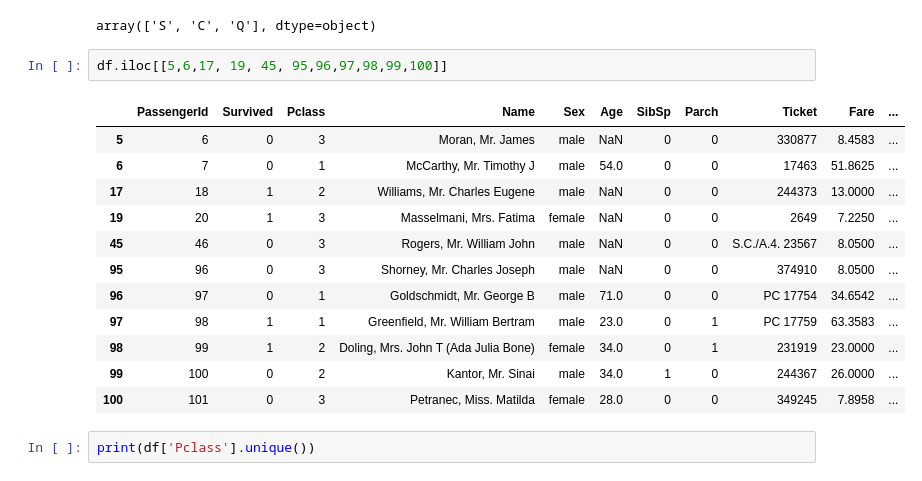
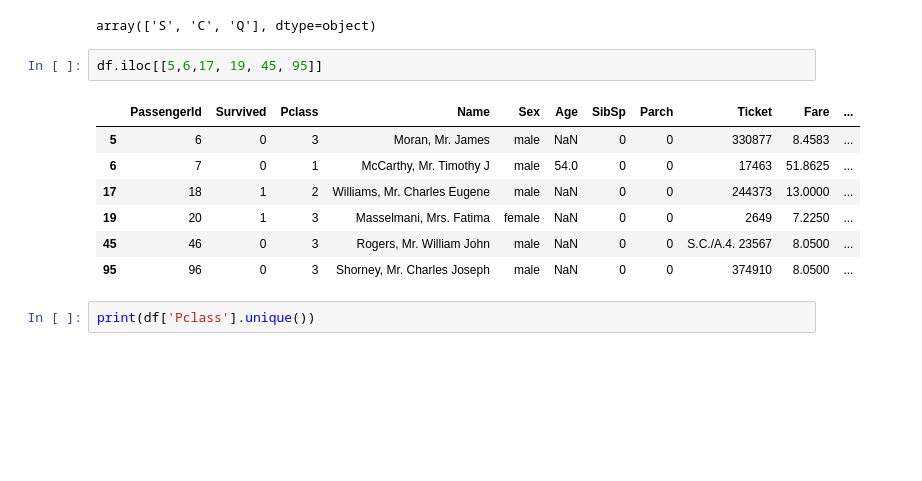
Before and after one commit to AshuutoshVish/Titanic, a Jupyter notebook: Titanic Visuals/Titanicdata.ipynb, the cells around one changed output. Saved outputs shown, nothing was run; the diff lists cells and outputs as text; blank space fills up the shorter version.

```diff
--- a/Titanic Visuals/Titanicdata.ipynb
+++ b/Titanic Visuals/Titanicdata.ipynb
@@ -68,20 +70,15 @@ df['Embarked'].unique()
 # %% [output]
 array(['S', 'C', 'Q'], dtype=object)
 # %%
-df.iloc[[5,6,17, 19, 45, 95,96,97,98,99,100]]
+df.iloc[[5,6,17, 19, 45, 95]]
 # %% [output]
 |  | PassengerId | Survived | Pclass | Name | Sex | Age | SibSp | Parch | Ticket | Fare | ... |
 | 5 | 6 | 0 | 3 | Moran, Mr. James | male | NaN | 0 | 0 | 330877 | 8.4583 | ... |
 | 6 | 7 | 0 | 1 | McCarthy, Mr. Timothy J | male | 54.0 | 0 | 0 | 17463 | 51.8625 | ... |
 | 17 | 18 | 1 | 2 | Williams, Mr. Charles Eugene | male | NaN | 0 | 0 | 244373 | 13.0000 | ... |
 | 19 | 20 | 1 | 3 | Masselmani, Mrs. Fatima | female | NaN | 0 | 0 | 2649 | 7.2250 | ... |
 | 45 | 46 | 0 | 3 | Rogers, Mr. William John | male | NaN | 0 | 0 | S.C./A.4. 23567 | 8.0500 | ... |
 | 95 | 96 | 0 | 3 | Shorney, Mr. Charles Joseph | male | NaN | 0 | 0 | 374910 | 8.0500 | ... |
-| 96 | 97 | 0 | 1 | Goldschmidt, Mr. George B | male | 71.0 | 0 | 0 | PC 17754 | 34.6542 | ... |
-| 97 | 98 | 1 | 1 | Greenfield, Mr. William Bertram | male | 23.0 | 0 | 1 | PC 17759 | 63.3583 | ... |
-| 98 | 99 | 1 | 2 | Doling, Mrs. John T (Ada Julia Bone) | female | 34.0 | 0 | 1 | 231919 | 23.0000 | ... |
-| 99 | 100 | 0 | 2 | Kantor, Mr. Sinai | male | 34.0 | 1 | 0 | 244367 | 26.0000 | ... |
-| 100 | 101 | 0 | 3 | Petranec, Miss. Matilda | female | 28.0 | 0 | 0 | 349245 | 7.8958 | ... |
 # %%
 print(df['Pclass'].unique())
 # %% [output]
```
Also changed, not shown: parts of 11 cells of this notebook.
